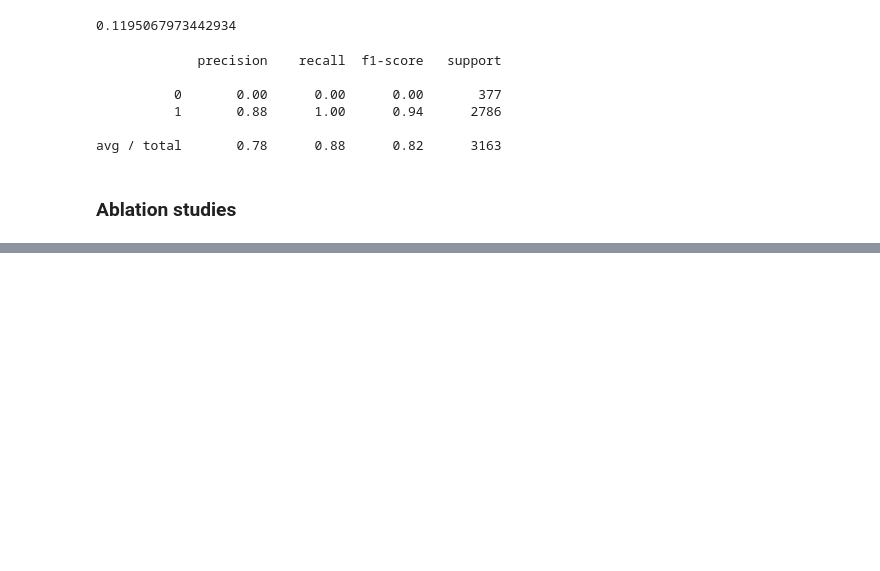
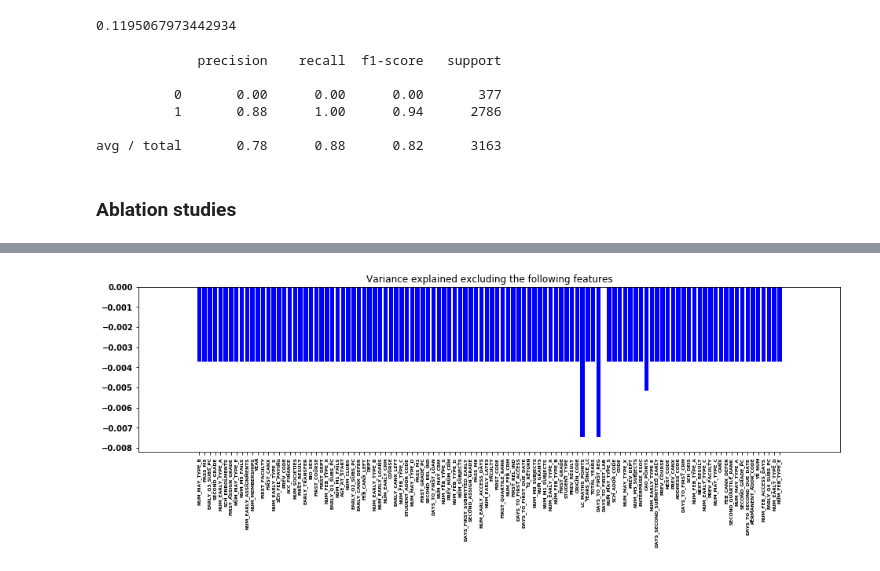
Before and after one commit to dazcona/edm-dcu, a Jupyter notebook: notebooks/Ablation Study.ipynb, the cells around one changed output, grey strips where cells are left out. Saved outputs shown, nothing was run; the diff lists cells and outputs as text; code cells hidden in the pictures; blank space fills up the shorter version.

```diff
--- a/notebooks/Ablation Study.ipynb
+++ b/notebooks/Ablation Study.ipynb
@@ -289,11 +292,14 @@ def plot_top_features(exluded, feature_names, coefficients, indices):
 # %%
+scores = {}
+
 for column_name in original_columns:
 
     print('Leaving Column {} out'.format(column_name))
 
     # Columns to drop
     cols_to_drop = [ feature_name for feature_name in feature_names if feature_name.startswith(column_name) ]
-    print(cols_to_drop)
+    #print(cols_to_drop)
+
     # Indexes to drop
     indexes_to_drop = [ feature_names.index(col) for col in cols_to_drop ]
     # Deep copy of the list
@@ -309,16 +315,27 @@ for column_name in original_columns:
     model = LogisticRegression(random_state=42)
     # train
     model.fit(X_mini_train, y_train)
+
     # scores
     score = model.score(X_mini_test, y_test)
-    r2 = r2_score(y_test_int, y_pred_int)
-    mse = mean_squared_error(y_test_int, y_pred_int)
-    print('Score: {:0.4f}\t R2:{:0.4f}\t MSE:{:0.4f}'.format(v['score'], v['r2'], v['mse']))
 
-    coefficients = model.coef_[0]
-    indices = np.argsort(coefficients)[::-1]
-    print_top_features(features, coefficients, indices)
-    plot_top_features(column_name, features, coefficients, indices)
+    # Predictions
+    y_mini_pred = model.predict(X_mini_test)
+    y_mini_pred_int = [ int(i) for i in y_mini_pred ]
+
+    r2 = r2_score(y_test_int, y_mini_pred_int)
+    mse = mean_squared_error(y_test_int, y_mini_pred_int)
+    var = explained_variance_score(y_test_int, y_mini_pred_int)
+
+    print('Score: {:0.4f}\t R2: {:0.10f}\t MSE: {:0.10f}\t Variance: {:0.10f}'.format(score, r2, mse, var))
+
+    # Leaving that column out, we get this variance explained
+    scores[column_name] = var
+
+    #coefficients = model.coef_[0]
+    #indices = np.argsort(coefficients)[::-1]
+    #print_top_features(features, coefficients, indices)
+    #plot_top_features(features, coefficients, indices, excluded=column_name)
 
     print()
 # %% [output]
@@ -369,0 +359,13 @@ etc
+# %%
+plt.figure(figsize=(16, 4))
+plt.title("Variance explained excluding the following features")
+plt.bar(range(len(scores)), scores.values(), color="b", align="center")
+plt.xticks(range(len(scores)), scores.keys(), rotation='vertical', fontsize=6)
+# Pad margins so that markers don't get clipped by the axes
+plt.margins(0.1)
+# Tweak spacing to prevent clipping of tick-labels
+plt.subplots_adjust(bottom=0.15)
+filename = '../figures/linear_model_variance_explained_by_excluding_features.png'
+plt.savefig(filename, bbox_inches="tight", dpi=100)
+# %% [output]
+[figure, added]
```
Also changed, not shown: parts of 9 cells of this notebook, 2 other files.
